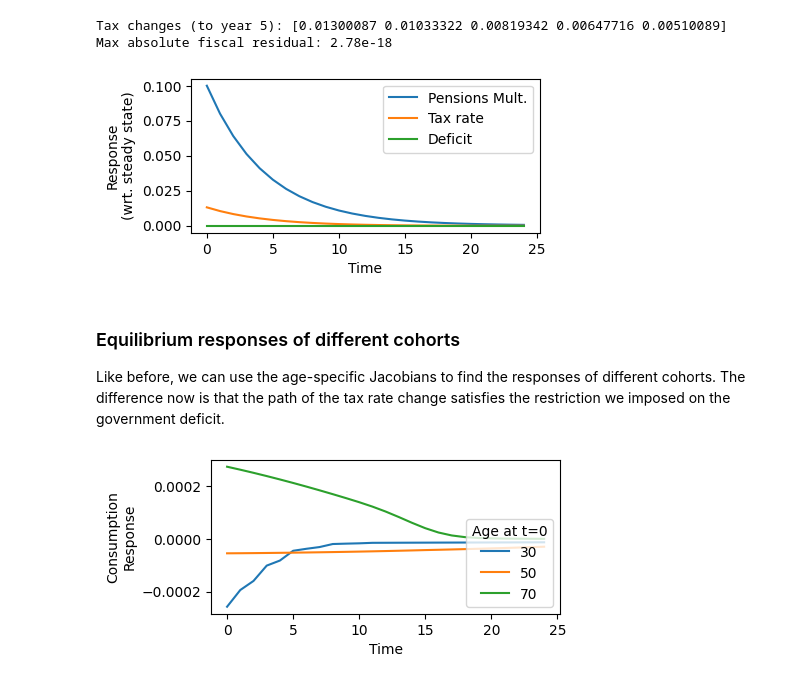
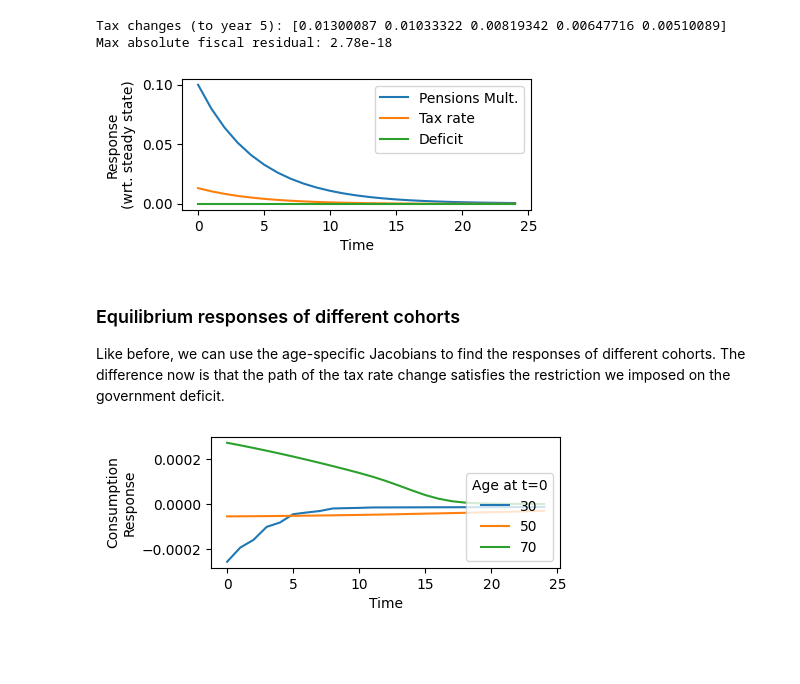
Before and after one commit to Mv77/LC-SSJ_public, a Jupyter notebook: demo.ipynb, the cells around one changed output. Saved outputs shown, nothing was run; the diff lists cells and outputs as text; code cells hidden in the pictures; blank space fills up the shorter version.

```diff
--- a/demo.ipynb
+++ b/demo.ipynb
@@ -372,18 +456,14 @@ For example, lets find the dynamic response in the consumption of different coho
 # %%
-# Get the response of every cohort, mutiplying Jacs by shocks
-coh_c_resp = sum(
-    [coh_jacs[input]['c'] @ shocks[input] for input in agg_inputs]
-)
-
 # Plot the response of different cohorts
 ages = [30,50,70]
+age_inds = [a - age_vec[0] for a in ages]
 t_max_plot = 30
 plt.figure(figsize=(6, 3))
-for a in ages:
-    plt.plot(coh_c_resp[a - age_vec[0], :t_max_plot], label=str(a))
+for ai in age_inds:
+    plt.plot(coh_c_resp[ai, :t_max_plot], label=str(age_vec[ai]))
 
 plt.xlabel("Time")
-plt.ylabel("Total consumption response")
+plt.ylabel("Total consumption response\nby cohort")
 plt.legend(title="Age at t=0")
 plt.title("Response to a temporary pension and tax increase")
 plt.show()
@@ -548,20 +628,20 @@ Max absolute fiscal residual: 2.78e-18
 # %%
 # Plot the shock, target, and endogenous tax response
 t_plot = 25
-fig = plt.figure(figsize=(4.5, 2))
+fig = plt.figure(figsize=(4.5, 1.7))
 plt.plot(td['pension_mult'][:t_plot], label='Pensions Mult.')
 plt.plot(td['tax_rate'][:t_plot], label='Tax rate')
 plt.plot(td['fiscal_resid'][:t_plot], label='Deficit')
 plt.xlabel('Time')
 plt.ylabel('Response\n(wrt. steady state)')
 plt.legend()
 plt.show()
 
 if export_plots:
     fig.tight_layout()
     fig.savefig(plot_dir + "GE_pension_agg.pdf")
 # %% [output]
-[figure, old version]
+[figure, new version]
 # %% [markdown]
 ### Equilibrium responses of different cohorts
 
@@ -573,7 +653,7 @@ coh_c_resp = sum(
 )
 # %%
 # Plot the total response of different cohorts
-fig = plt.figure(figsize=(4.5, 2))
+fig = plt.figure(figsize=(4.5, 1.7))
 for a in ages:
     plt.plot(coh_c_resp[a - age_vec[0], :t_plot], label=str(a))
 plt.xlabel("Time")
@@ -585,4 +665,4 @@ if export_plots:
     fig.tight_layout()
     fig.savefig(plot_dir + "GE_pension_coh.pdf")
 # %% [output]
-[figure, old version]
+[figure, new version]
```
Also changed, not shown: parts of 28 cells of this notebook.
